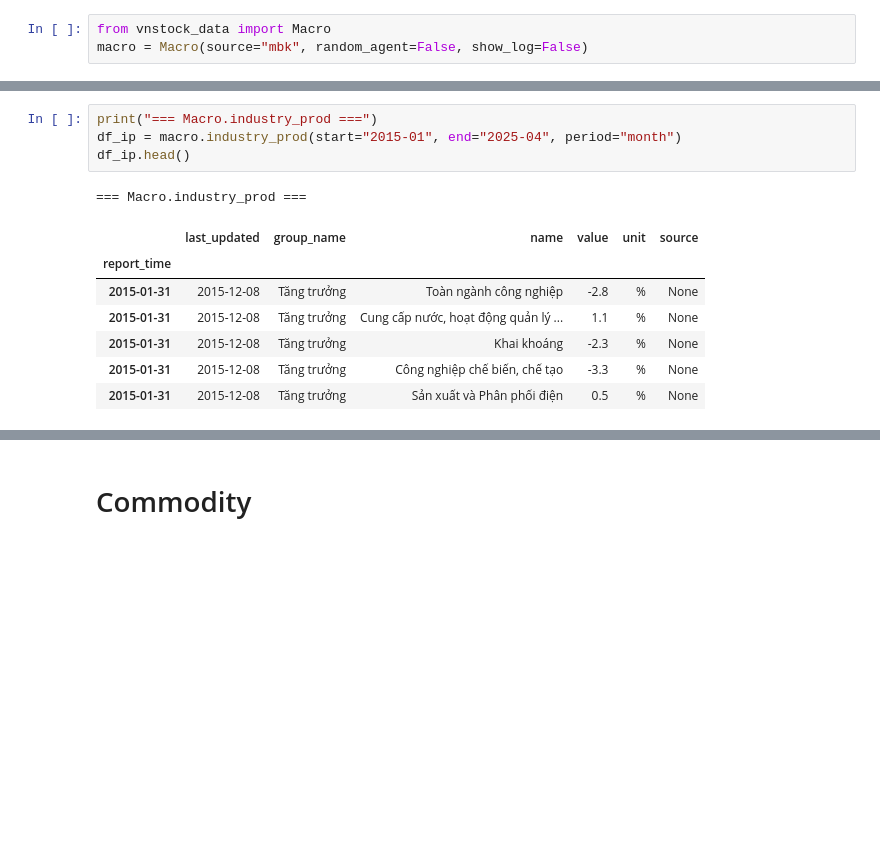
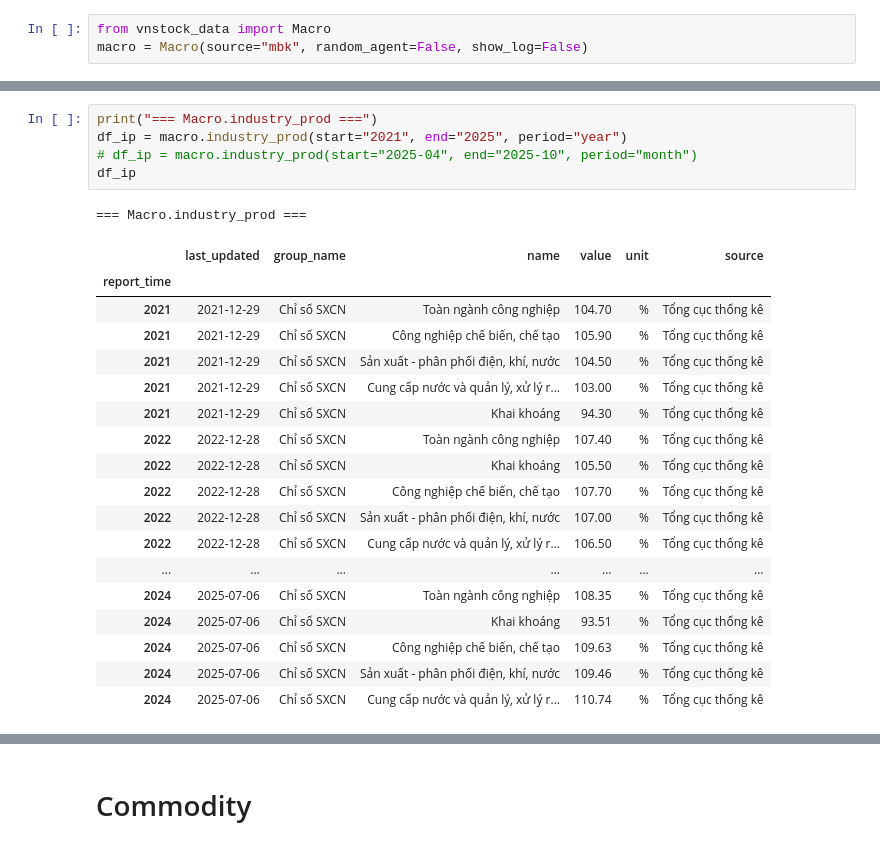
Before and after one commit to vnstock-hq/vnstock_insider_guide, a Jupyter notebook: demo/1_1_vnstock_data_explorer_v2_wrapper.ipynb, the cells around one changed output, grey strips where cells are left out. Cells and saved outputs as stored; diff of their text form; blank space fills up the shorter version.

Commit message:
cập nhật demo notebook cho macro

```diff
--- a/demo/1_1_vnstock_data_explorer_v2_wrapper.ipynb
+++ b/demo/1_1_vnstock_data_explorer_v2_wrapper.ipynb
@@ -456,15 +472,27 @@ df_cpi.head()
 # %%
 print("=== Macro.industry_prod ===")
-df_ip = macro.industry_prod(start="2015-01", end="2025-04", period="month")
-df_ip.head()
+df_ip = macro.industry_prod(start="2021", end="2025", period="year")
+# df_ip = macro.industry_prod(start="2025-04", end="2025-10", period="month")
+df_ip
 # %% [output]
 === Macro.industry_prod ===
 |  | last_updated | group_name | name | value | unit | source |
 | report_time |  |  |  |  |  |  |
-| 2015-01-31 | 2015-12-08 | Tăng trưởng | Toàn ngành công nghiệp | -2.8 | % | None |
-| 2015-01-31 | 2015-12-08 | Tăng trưởng | Cung cấp nước, hoạt động quản lý ... | 1.1 | % | None |
-| 2015-01-31 | 2015-12-08 | Tăng trưởng | Khai khoáng | -2.3 | % | None |
-| 2015-01-31 | 2015-12-08 | Tăng trưởng | Công nghiệp chế biến, chế tạo | -3.3 | % | None |
-| 2015-01-31 | 2015-12-08 | Tăng trưởng | Sản xuất và Phân phối điện | 0.5 | % | None |
+| 2021 | 2021-12-29 | Chỉ số SXCN | Toàn ngành công nghiệp | 104.70 | % | Tổng cục thống kê |
+| 2021 | 2021-12-29 | Chỉ số SXCN | Công nghiệp chế biến, chế tạo | 105.90 | % | Tổng cục thống kê |
+| 2021 | 2021-12-29 | Chỉ số SXCN | Sản xuất - phân phối điện, khí, nước | 104.50 | % | Tổng cục thống kê |
+| 2021 | 2021-12-29 | Chỉ số SXCN | Cung cấp nước và quản lý, xử lý r... | 103.00 | % | Tổng cục thống kê |
+| 2021 | 2021-12-29 | Chỉ số SXCN | Khai khoáng | 94.30 | % | Tổng cục thống kê |
+| 2022 | 2022-12-28 | Chỉ số SXCN | Toàn ngành công nghiệp | 107.40 | % | Tổng cục thống kê |
+| 2022 | 2022-12-28 | Chỉ số SXCN | Khai khoáng | 105.50 | % | Tổng cục thống kê |
+| 2022 | 2022-12-28 | Chỉ số SXCN | Công nghiệp chế biến, chế tạo | 107.70 | % | Tổng cục thống kê |
+| 2022 | 2022-12-28 | Chỉ số SXCN | Sản xuất - phân phối điện, khí, nước | 107.00 | % | Tổng cục thống kê |
+| 2022 | 2022-12-28 | Chỉ số SXCN | Cung cấp nước và quản lý, xử lý r... | 106.50 | % | Tổng cục thống kê |
+| ... | ... | ... | ... | ... | ... | ... |
+| 2024 | 2025-07-06 | Chỉ số SXCN | Toàn ngành công nghiệp | 108.35 | % | Tổng cục thống kê |
+| 2024 | 2025-07-06 | Chỉ số SXCN | Khai khoáng | 93.51 | % | Tổng cục thống kê |
+| 2024 | 2025-07-06 | Chỉ số SXCN | Công nghiệp chế biến, chế tạo | 109.63 | % | Tổng cục thống kê |
+| 2024 | 2025-07-06 | Chỉ số SXCN | Sản xuất - phân phối điện, khí, nước | 109.46 | % | Tổng cục thống kê |
+| 2024 | 2025-07-06 | Chỉ số SXCN | Cung cấp nước và quản lý, xử lý r... | 110.74 | % | Tổng cục thống kê |
 # %%
 print("=== Macro.import_export ===")
```
Also changed, not shown: parts of 8 cells of this notebook.
